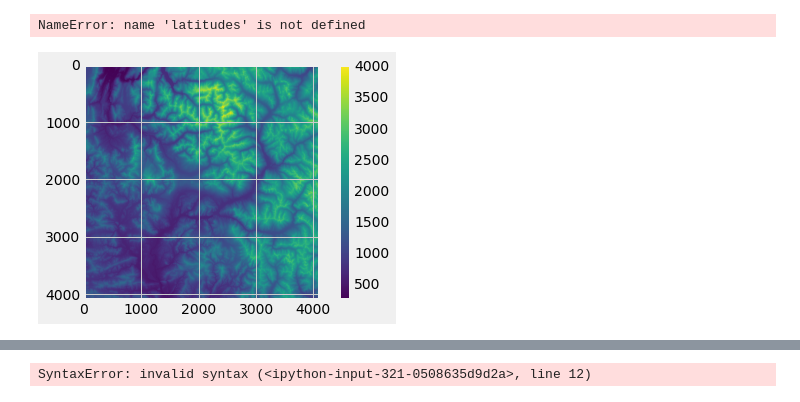
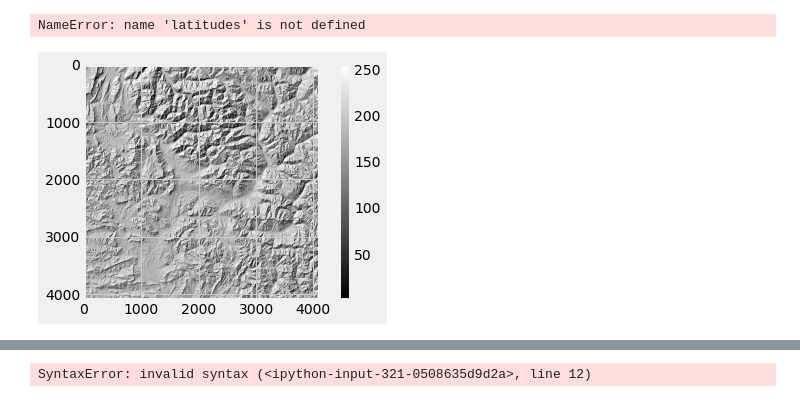
Before and after one commit to EddyVianney/Stage_master2_sdsc_eost, a Jupyter notebook: notebooks/PMEDV_STAGE_SDSC_EOST.ipynb, the cells around one changed output, grey strips where cells are left out. Saved outputs shown, nothing was run; the diff lists cells and outputs as text; code cells hidden in the pictures.

```diff
--- a/notebooks/PMEDV_STAGE_SDSC_EOST.ipynb
+++ b/notebooks/PMEDV_STAGE_SDSC_EOST.ipynb
@@ -96,12 +96,14 @@ for lat, lon in zip(latitudes, longitudes):
 NameError: name 'latitudes' is not defined
 # %%
 dem = gdal.Open('31TGK_copernicus_dem.tif')
-slope_ = gdal.DEMProcessing('slope_map.tif', dem, 'slope', computeEdges = True)
-azimut_ = gdal.DEMProcessing('azimut_map.tif', dem, 'aspect', computeEdges = True)
+#slope_ = gdal.DEMProcessing('slope_map.tif', dem, 'slope', computeEdges = True)
+#azimut_ = gdal.DEMProcessing('azimut_map.tif', dem, 'aspect', computeEdges = True)
+shades = gdal.DEMProcessing('shades.tif', dem, 'hillshade', computeEdges = True)
 slope = None
 azimut = None
-slope = gdal.Open('slope_map.tif')
-azimut = gdal.Open('azimut_map.tif')
-plot_raster(dem, 'mnt_', cmap='viridis')
+#slope = gdal.Open('slope_map.tif')
+#azimut = gdal.Open('azimut_map.tif')
+shades = gdal.Open('shades.tif')
+plot_raster(shades, 'mnt_hillshade', cmap='gray')
 # %% [output]
-[figure, old version]
+[figure, new version]
```
Also changed, not shown: parts of 6 cells of this notebook, 1 other file.
